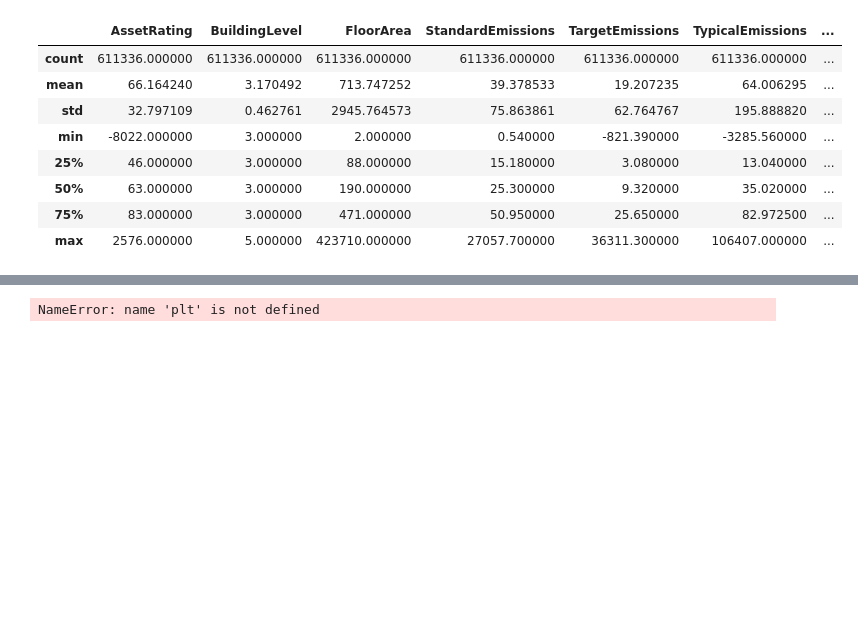
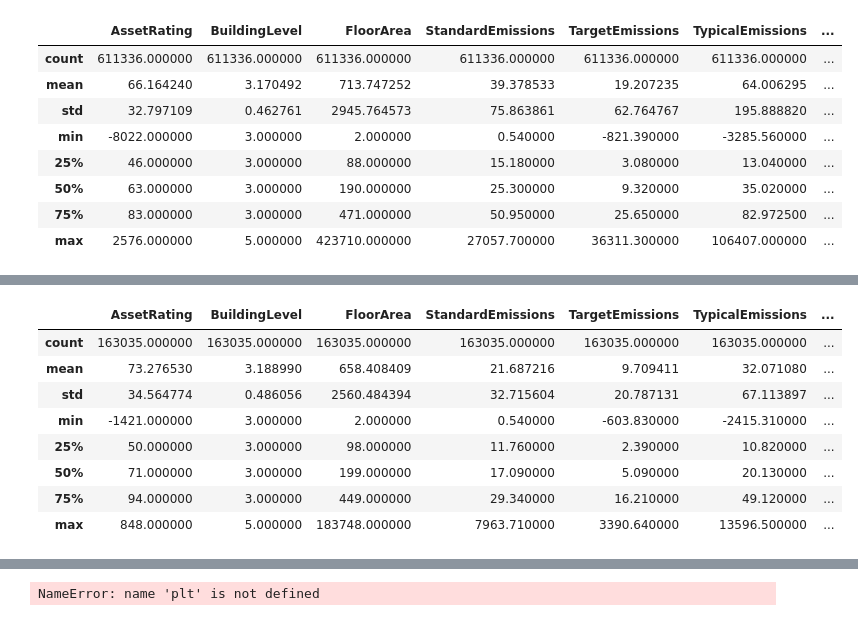
Before and after one commit to iaspidem/epc-learn, a Jupyter notebook: preprocess.ipynb, the cells around one changed output, grey strips where cells are left out. Cells and saved outputs as stored; diff of their text form; code cells hidden in the pictures; blank space fills up the shorter version.

```diff
--- a/preprocess.ipynb
+++ b/preprocess.ipynb
@@ -336,0 +338,12 @@ type_restaurant = df_nd.iloc[df_nd["PropertyType"]=="Restaurants and Cafes/Drink
+# %%
+type_office.describe()
+# %% [output]
+|  | AssetRating | BuildingLevel | FloorArea | StandardEmissions | TargetEmissions | TypicalEmissions | ... |
+| count | 163035.000000 | 163035.000000 | 163035.000000 | 163035.000000 | 163035.000000 | 163035.000000 | ... |
+| mean | 73.276530 | 3.188990 | 658.408409 | 21.687216 | 9.709411 | 32.071080 | ... |
+| std | 34.564774 | 0.486056 | 2560.484394 | 32.715604 | 20.787131 | 67.113897 | ... |
+| min | -1421.000000 | 3.000000 | 2.000000 | 0.540000 | -603.830000 | -2415.310000 | ... |
+| 25% | 50.000000 | 3.000000 | 98.000000 | 11.760000 | 2.390000 | 10.820000 | ... |
+| 50% | 71.000000 | 3.000000 | 199.000000 | 17.090000 | 5.090000 | 20.130000 | ... |
+| 75% | 94.000000 | 3.000000 | 449.000000 | 29.340000 | 16.210000 | 49.120000 | ... |
+| max | 848.000000 | 5.000000 | 183748.000000 | 7963.710000 | 3390.640000 | 13596.500000 | ... |
```
Also changed, not shown: parts of 10 cells of this notebook.
